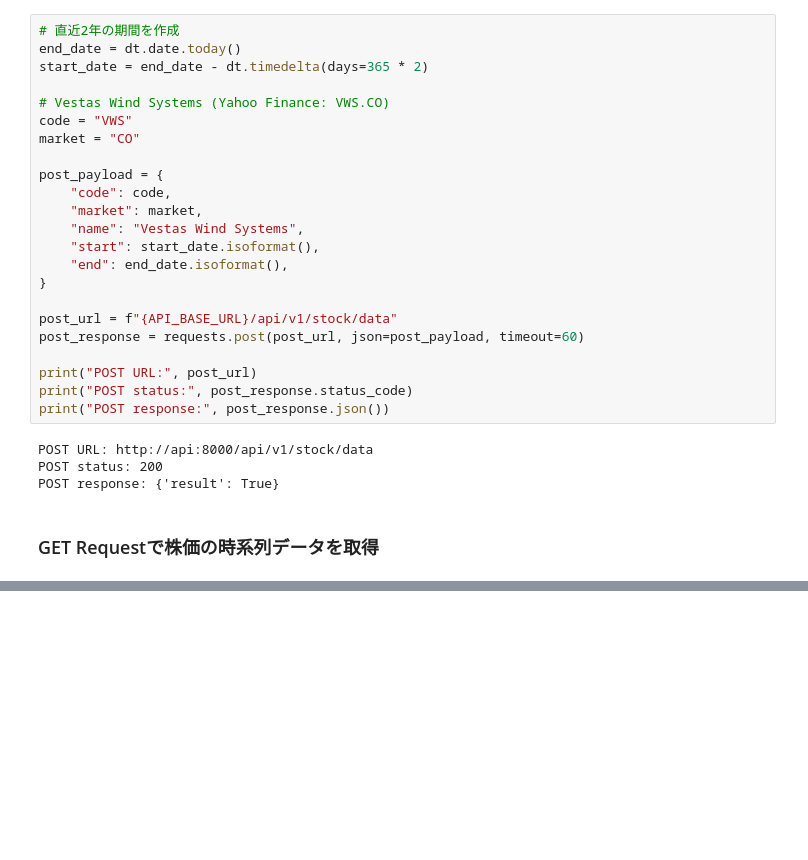
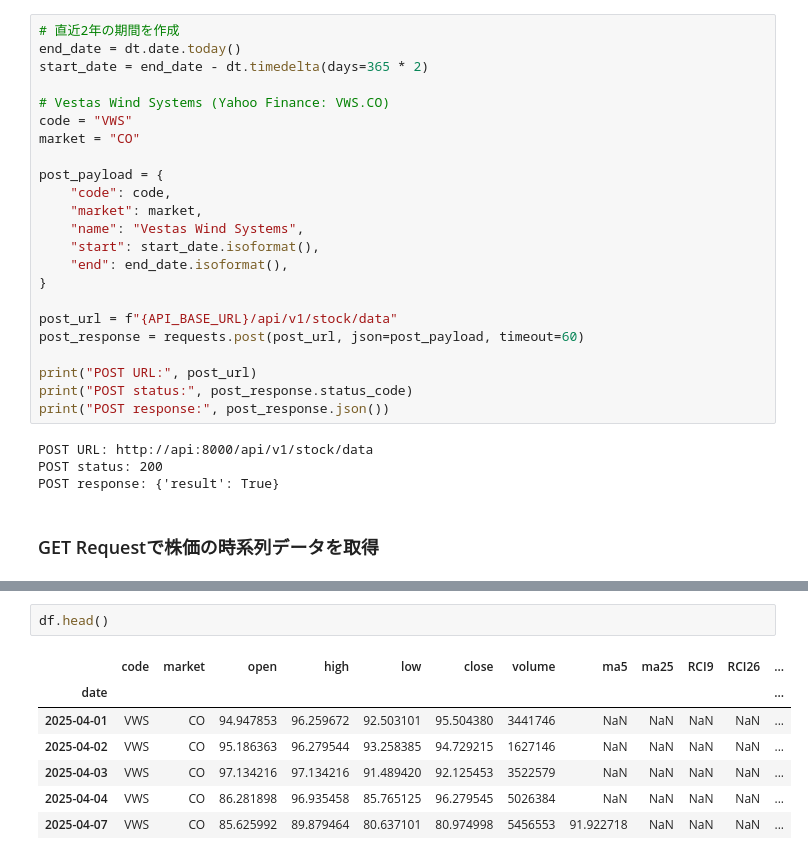
Before and after one commit to nekonabesan/stock_market_analysis, a Jupyter notebook: notebook/stock_02_04.ipynb, the cells around one changed output, grey strips where cells are left out. Saved outputs shown, nothing was run; the diff lists cells and outputs as text; blank space fills up the shorter version.

```diff
--- a/notebook/stock_02_04.ipynb
+++ b/notebook/stock_02_04.ipynb
@@ -144,0 +149,10 @@ plt.show()
+# %%
+df.head()
+# %% [output]
+|  | code | market | open | high | low | close | volume | ma5 | ma25 | RCI9 | RCI26 | ... |
+| date |  |  |  |  |  |  |  |  |  |  |  | ... |
+| 2025-04-01 | VWS | CO | 94.947853 | 96.259672 | 92.503101 | 95.504380 | 3441746 | NaN | NaN | NaN | NaN | ... |
+| 2025-04-02 | VWS | CO | 95.186363 | 96.279544 | 93.258385 | 94.729215 | 1627146 | NaN | NaN | NaN | NaN | ... |
+| 2025-04-03 | VWS | CO | 97.134216 | 97.134216 | 91.489420 | 92.125453 | 3522579 | NaN | NaN | NaN | NaN | ... |
+| 2025-04-04 | VWS | CO | 86.281898 | 96.935458 | 85.765125 | 96.279545 | 5026384 | NaN | NaN | NaN | NaN | ... |
+| 2025-04-07 | VWS | CO | 85.625992 | 89.879464 | 80.637101 | 80.974998 | 5456553 | 91.922718 | NaN | NaN | NaN | ... |
```
Also changed, not shown: parts of 3 cells of this notebook, 21 other files.
